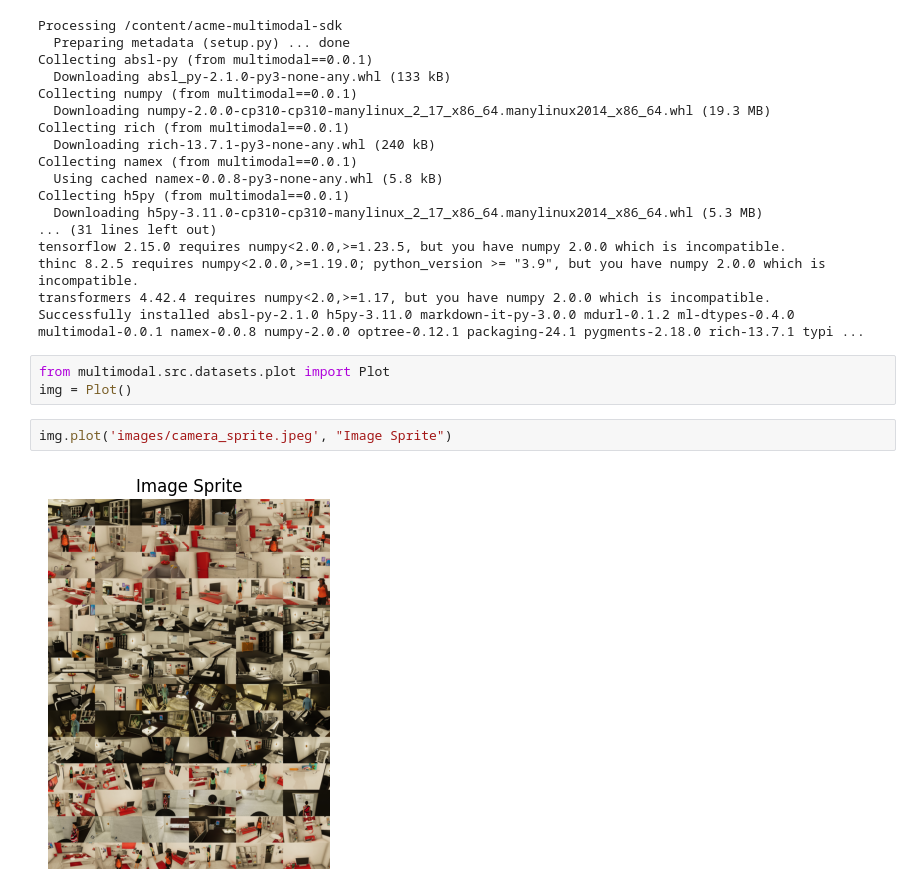
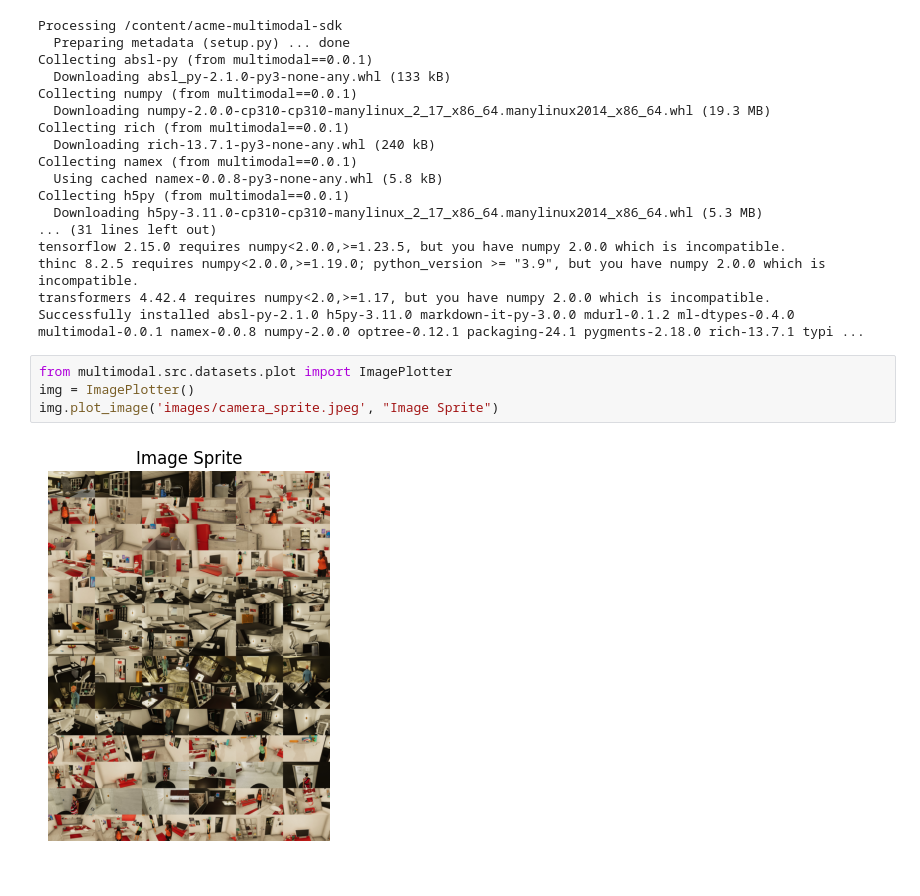
Before and after one commit to donigian/acme-multimodal-sdk, a Jupyter notebook: examples/dataset_examples.ipynb, the cells around one changed output. Drawn from its saved outputs; the diff is of its cells as text.

```diff
--- a/examples/dataset_examples.ipynb
+++ b/examples/dataset_examples.ipynb
@@ -25,9 +25,8 @@ thinc 8.2.5 requires numpy<2.0.0,>=1.19.0; python_version >= "3.9", but you have
 transformers 4.42.4 requires numpy<2.0,>=1.17, but you have numpy 2.0.0 which is incompatible.
 Successfully installed absl-py-2.1.0 h5py-3.11.0 markdown-it-py-3.0.0 mdurl-0.1.2 ml-dtypes-0.4.0 multimodal-0.0.1 namex-0.0.8 numpy-2.0.0 optree-0.12.1 packaging-24.1 pygments-2.18.0 rich-13.7.1 typi ...
 # %%
-from multimodal.src.datasets.plot import Plot
-img = Plot()
+from multimodal.src.datasets.plot import ImagePlotter
+img = ImagePlotter()
+img.plot_image('images/camera_sprite.jpeg', "Image Sprite")
+# %% [output]
+[figure, added]
-# %%
-img.plot('images/camera_sprite.jpeg', "Image Sprite")
-# %% [output]
-[figure, removed]
```
Also changed, not shown: parts of 1 cell of this notebook, 1 other file.
